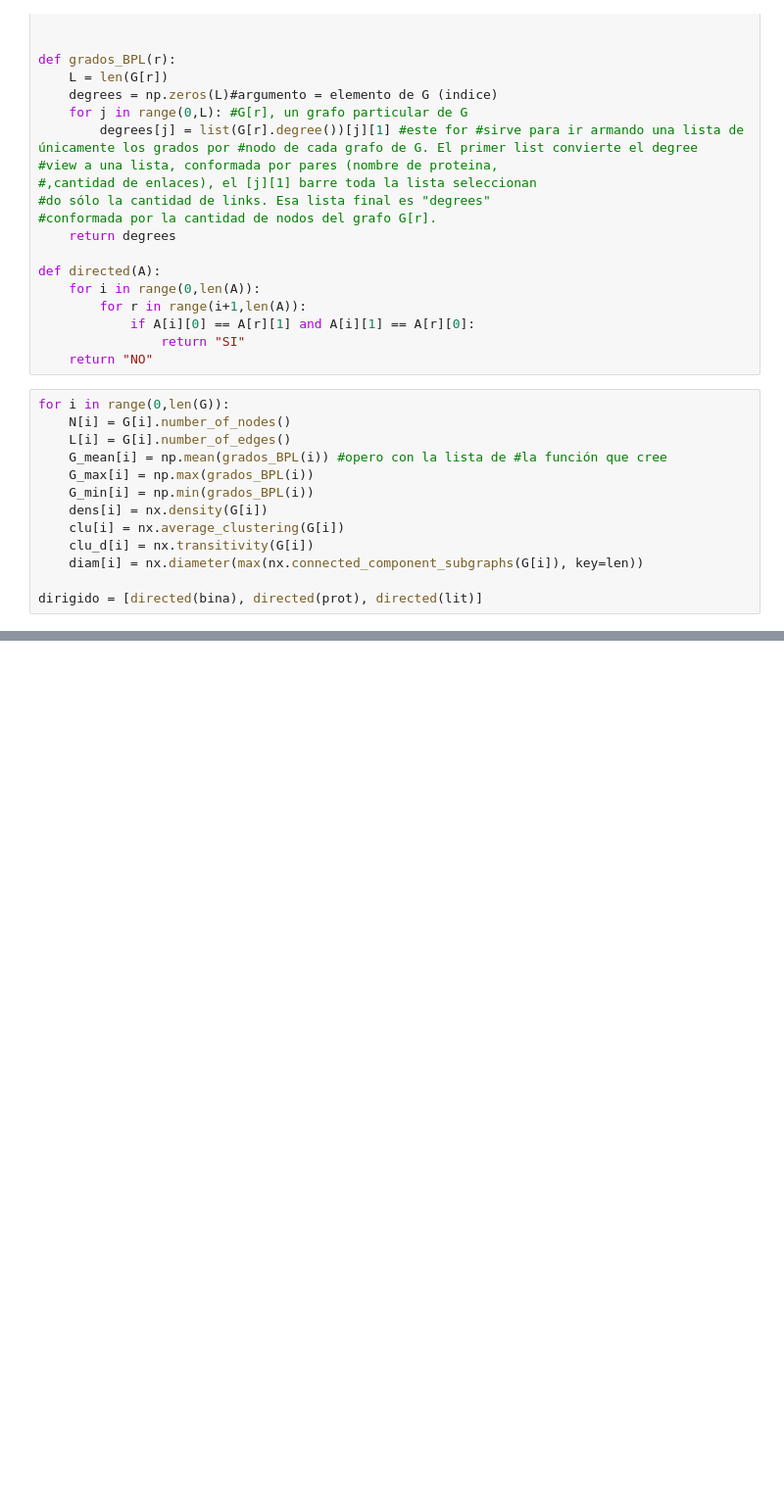
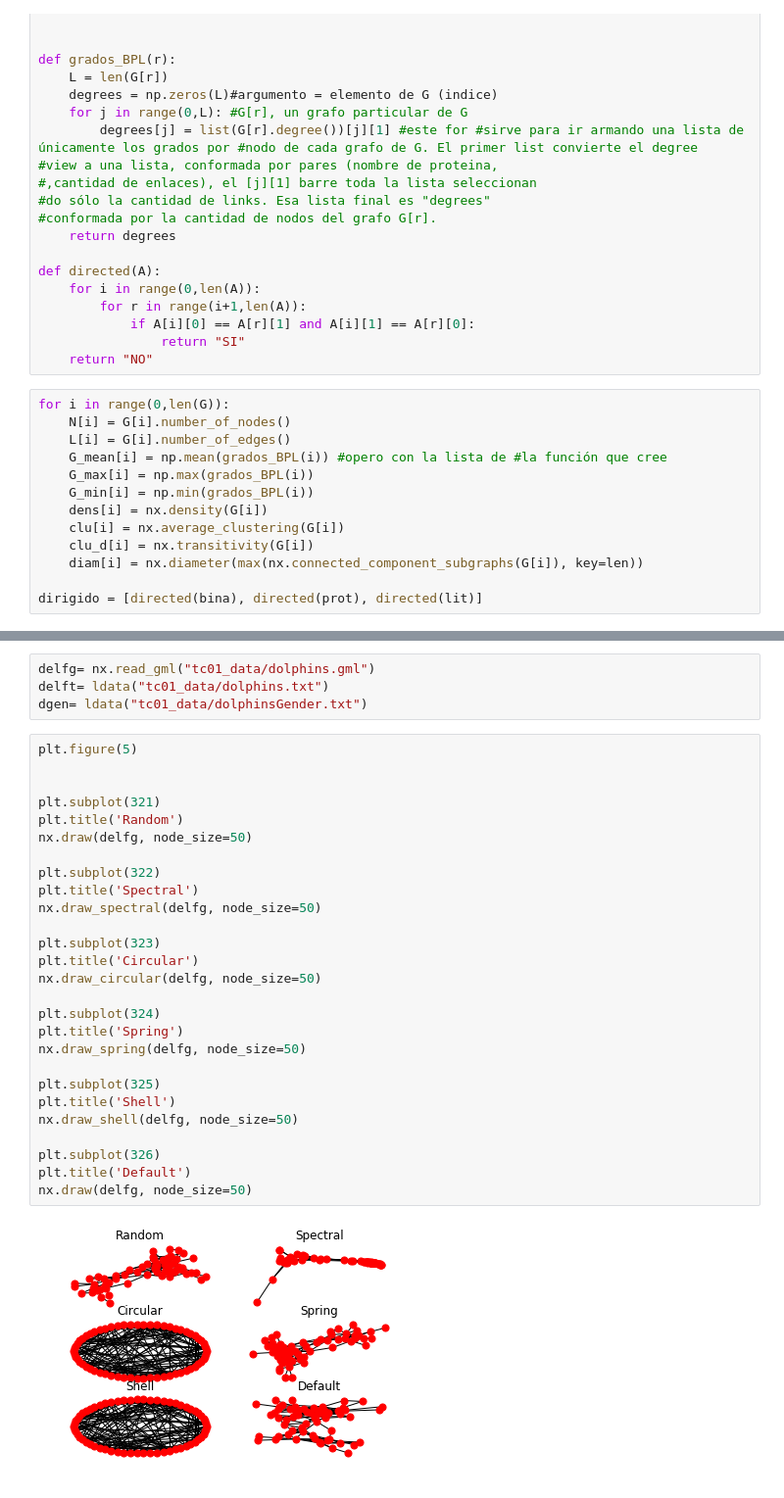
Before and after one commit to leialorenzo/Redes, a Jupyter notebook: TP1.ipynb, the cells around one changed output, grey strips where cells are left out. Shown at 98% size. Cells and saved outputs as stored; diff of their text form; blank space fills up the shorter version.

Commit message:
subplots

```diff
--- a/TP1.ipynb
+++ b/TP1.ipynb
@@ -108,0 +124,33 @@ print(tabla)
+# %%
+delfg= nx.read_gml("tc01_data/dolphins.gml")
+delft= ldata("tc01_data/dolphins.txt")
+dgen= ldata("tc01_data/dolphinsGender.txt")
+# %%
+plt.figure(5)
+
+
+plt.subplot(321)
+plt.title('Random')
+nx.draw(delfg, node_size=50)
+
+plt.subplot(322)
+plt.title('Spectral')
+nx.draw_spectral(delfg, node_size=50)
+
+plt.subplot(323)
+plt.title('Circular')
+nx.draw_circular(delfg, node_size=50)
+
+plt.subplot(324)
+plt.title('Spring')
+nx.draw_spring(delfg, node_size=50)
+
+plt.subplot(325)
+plt.title('Shell')
+nx.draw_shell(delfg, node_size=50)
+
+plt.subplot(326)
+plt.title('Default')
+nx.draw(delfg, node_size=50)
+# %% [output]
+[figure, added]
```
Also changed, not shown: parts of 5 cells of this notebook.
